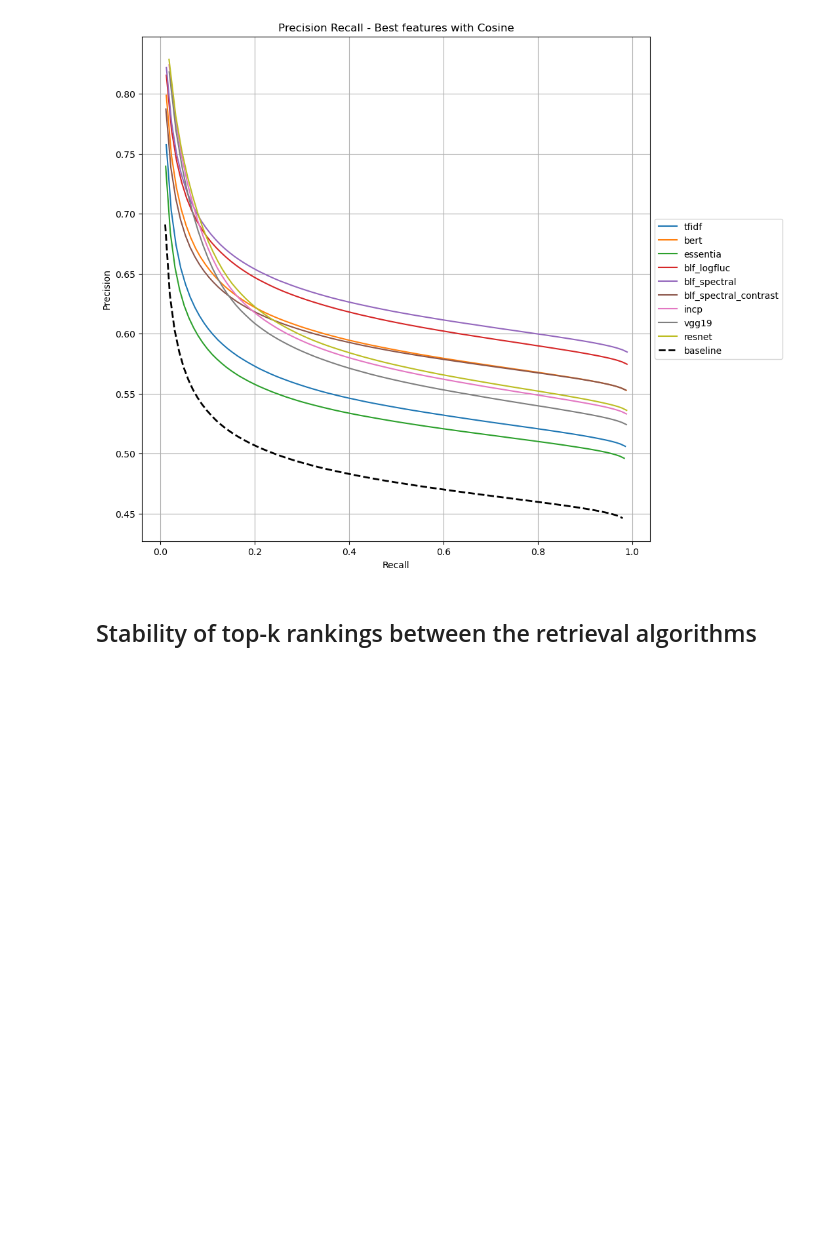
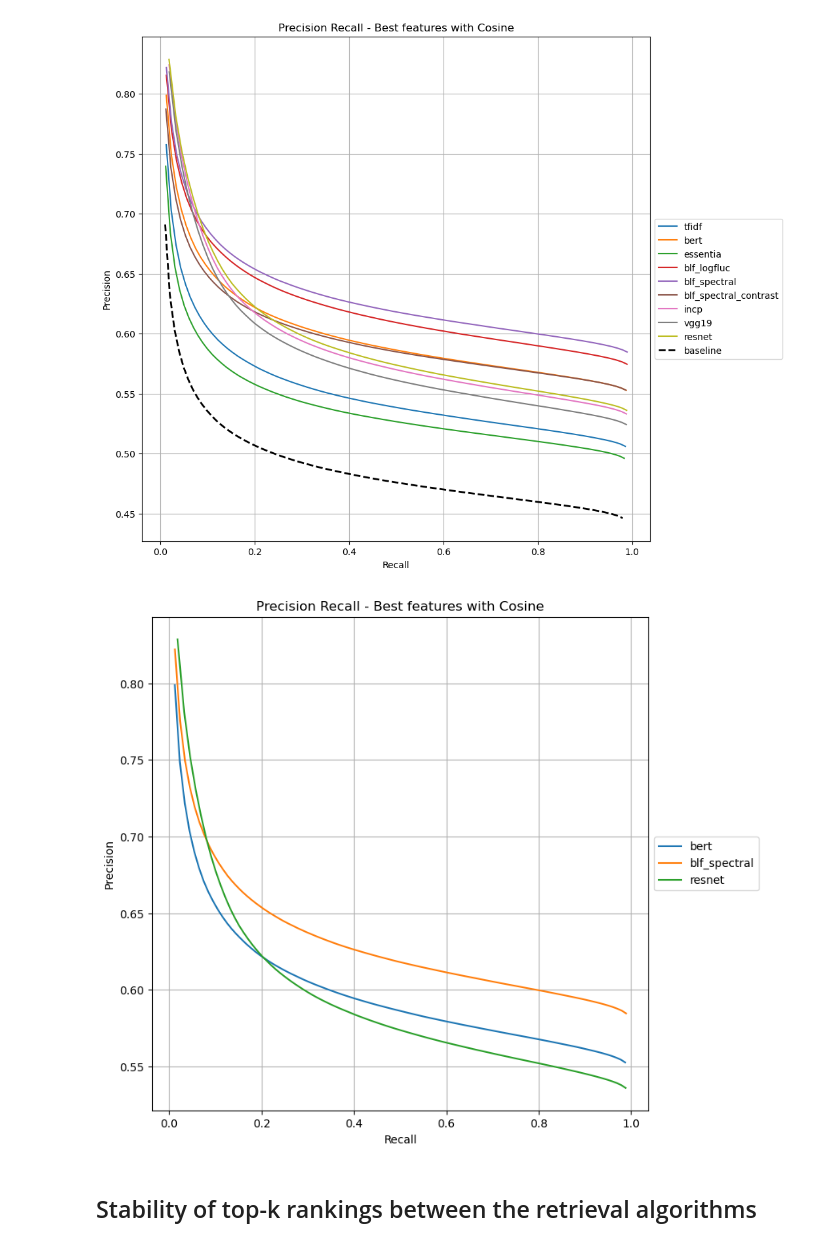
Before and after one commit to mmosc/MMSR, a Jupyter notebook: project/EvaluationMetrics-.ipynb, the cells around one changed output. Drawn from its saved outputs; the diff is of its cells as text; code cells hidden in the pictures; blank space fills up the shorter version.

Commit message:
Add plot

```diff
--- a/project/EvaluationMetrics-.ipynb
+++ b/project/EvaluationMetrics-.ipynb
@@ -680,6 +680,23 @@ axs.set_title("Precision Recall - Best features with Cosine")
 # %% [output]
 Text(0.5, 1.0, 'Precision Recall - Best features with Cosine')
 [figure]
+# %%
+labels = list(cosine_df.keys())
+fig, axs = plt.subplots( figsize=(8, 8))
+
+include = ["bert",  "blf_spectral", "resnet"]
+for i in range(len(labels)):
+    if(labels[i]  in include):
+        axs.plot(cosine_R[i], cosine_P_max[i], label=labels[i])
+# axs.plot(cosine_R[0], cosine_P_max[0], label='baseline', linestyle='dashed', color='black', linewidth=2)
+axs.grid(True)
+axs.legend(loc='center left', bbox_to_anchor=(1, 0.5))
+axs.set_xlabel("Recall")
+axs.set_ylabel("Precision")
+axs.set_title("Precision Recall - Best features with Cosine")
+plt.savefig('./plots/PreRecCosine_Best.png',bbox_inches='tight')
+# %% [output]
+[figure, added]
 # %% [markdown]
 ## Stability of top-k rankings between the retrieval algorithms
 # %% [markdown]
```
Also changed, not shown: 1 other file.
